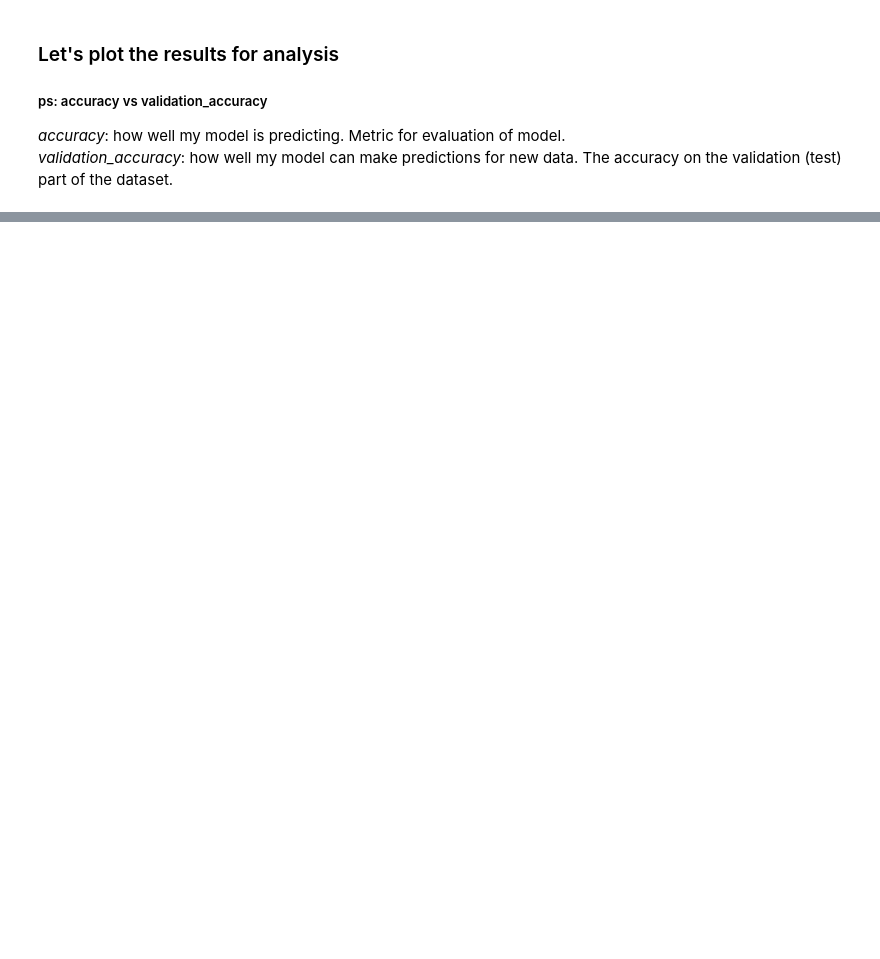
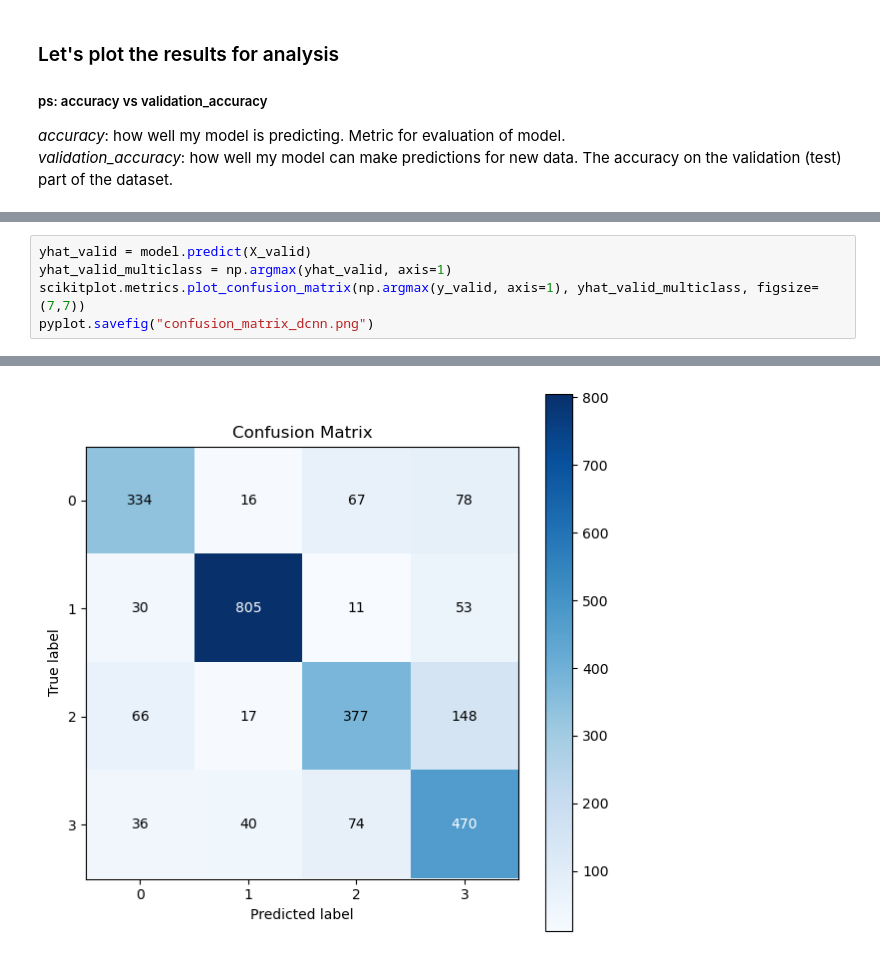
Before and after one commit to danidimarti/final-project_face-rec-sys, a Jupyter notebook: Model/collection-training.ipynb, the cells around one changed output, grey strips where cells are left out. Cells and saved outputs as stored; diff of their text form; blank space fills up the shorter version.

Commit message:
model done

```diff
--- a/Model/collection-training.ipynb
+++ b/Model/collection-training.ipynb
@@ -409,0 +438,6 @@ pyplot.show()
+# %%
+yhat_valid = model.predict(X_valid)
+yhat_valid_multiclass = np.argmax(yhat_valid, axis=1)
+scikitplot.metrics.plot_confusion_matrix(np.argmax(y_valid, axis=1), yhat_valid_multiclass, figsize=(7,7))
+pyplot.savefig("confusion_matrix_dcnn.png")
+# %% [output]
@@ -410 +445,2 @@ pyplot.show()
+[figure, added]
 # %%
```
Also changed, not shown: parts of 9 cells of this notebook, 12 other files.
